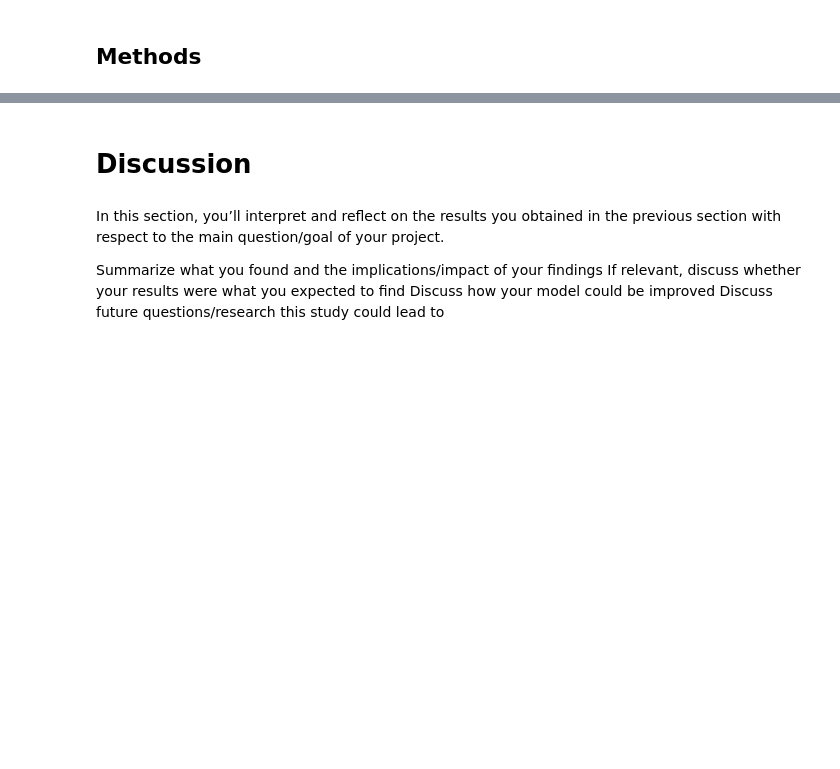
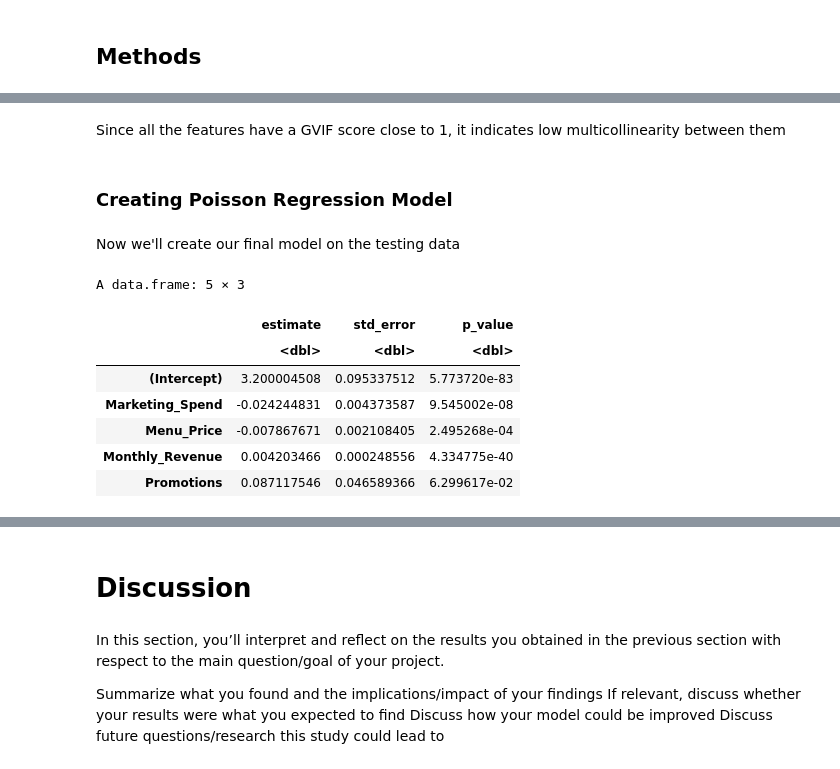
Before and after one commit to kevin-shiao/STAT-Project, a Jupyter notebook: STATProject.ipynb, the cells around one changed output, grey strips where cells are left out. Saved outputs shown, nothing was run; the diff lists cells and outputs as text; code cells hidden in the pictures; blank space fills up the shorter version.

```diff
--- a/STATProject.ipynb
+++ b/STATProject.ipynb
@@ -254,0 +273,30 @@ Include no more than 3 visualizations and/or tables to support your points. Ensu
+# %% [markdown]
+Since all the features have a GVIF score close to 1, it indicates low multicollinearity between them
+# %% [markdown]
+### Creating Poisson Regression Model
+# %% [markdown]
+Now we'll create our final model on the testing data
+# %%
+# Create quasipoisson model from testing data
+poisson_test <- glm(Number_of_Customers ~ Marketing_Spend + Menu_Price + Monthly_Revenue + Promotions,
+                    data = testing_restaurant,
+                    family = "quasipoisson")
+
+# Create summary for final model
+sum_poisson <- summary(poisson_test)
+
+# Visualize results in a Data Frame
+table_poisson <- data.frame(
+    estimate = sum_poisson$coefficients[, 1],
+    std_error = sum_poisson$coefficients[, 2],
+    p_value = sum_poisson$coefficients[, 4])
+table_poisson
+# %% [output]
+A data.frame: 5 × 3
+|  | estimate | std_error | p_value |
+|  | <dbl> | <dbl> | <dbl> |
+| (Intercept) | 3.200004508 | 0.095337512 | 5.773720e-83 |
+| Marketing_Spend | -0.024244831 | 0.004373587 | 9.545002e-08 |
+| Menu_Price | -0.007867671 | 0.002108405 | 2.495268e-04 |
+| Monthly_Revenue | 0.004203466 | 0.000248556 | 4.334775e-40 |
+| Promotions | 0.087117546 | 0.046589366 | 6.299617e-02 |
```
Also changed, not shown: parts of 17 cells of this notebook, 1 other file.
